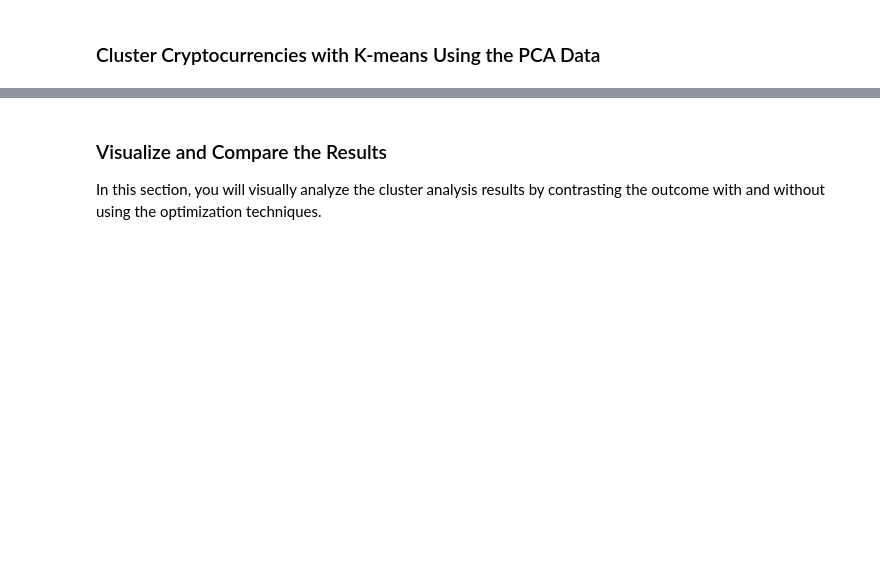
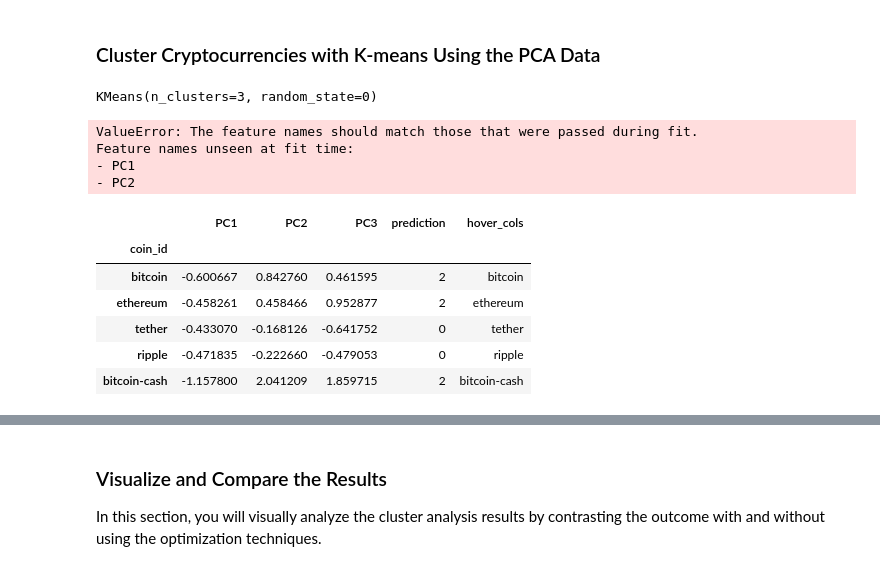
Before and after one commit to SavPepper22/CryptoClustering, a Jupyter notebook: Starter_Code/Crypto_Clustering.ipynb, the cells around one changed output, grey strips where cells are left out. Saved outputs shown, nothing was run; the diff lists cells and outputs as text; code cells hidden in the pictures; blank space fills up the shorter version.

Commit message:
almost there having an error

```diff
--- a/Starter_Code/Crypto_Clustering.ipynb
+++ b/Starter_Code/Crypto_Clustering.ipynb
@@ -356,20 +358,41 @@ pca_elbow_df.hvplot.line(
 ### Cluster Cryptocurrencies with K-means Using the PCA Data
 # %%
 # Initialize the K-Means model using the best value for k
+pca_model = KMeans(n_clusters=3, random_state=0)
 # %%
 # Fit the K-Means model using the PCA data
+pca_model.fit(pca_market_df)
+# %% [output]
+KMeans(n_clusters=3, random_state=0)
 # %%
 # Predict the clusters to group the cryptocurrencies using the PCA data
-
+pca_k_3 = model.predict(pca_market_df)
 # Print the resulting array of cluster values.
+pca_k_3
+# %% [output]
+ValueError: The feature names should match those that were passed during fit.
+Feature names unseen at fit time:
+- PC1
+- PC2
 # %%
 # Create a copy of the DataFrame with the PCA data
-
+pca_data_predictions_df = pca_market_df.copy()
 
 # Add a new column to the DataFrame with the predicted clusters
+# the new column is prediction column
 
-
+pca_data_predictions_df["prediction"] = pca_k_3
+pca_data_predictions_df['hover_cols'] = pca_market_df.index
 # Display sample data
+pca_data_predictions_df.head()
+# %% [output]
+|  | PC1 | PC2 | PC3 | prediction | hover_cols |
+| coin_id |  |  |  |  |  |
+| bitcoin | -0.600667 | 0.842760 | 0.461595 | 2 | bitcoin |
+| ethereum | -0.458261 | 0.458466 | 0.952877 | 2 | ethereum |
+| tether | -0.433070 | -0.168126 | -0.641752 | 0 | tether |
+| ripple | -0.471835 | -0.222660 | -0.479053 | 0 | ripple |
+| bitcoin-cash | -1.157800 | 2.041209 | 1.859715 | 2 | bitcoin-cash |
 # %%
 # Create a scatter plot using hvPlot by setting
 # `x="PC1"` and `y="PC2"`.
```
Also changed, not shown: parts of 7 cells of this notebook.
